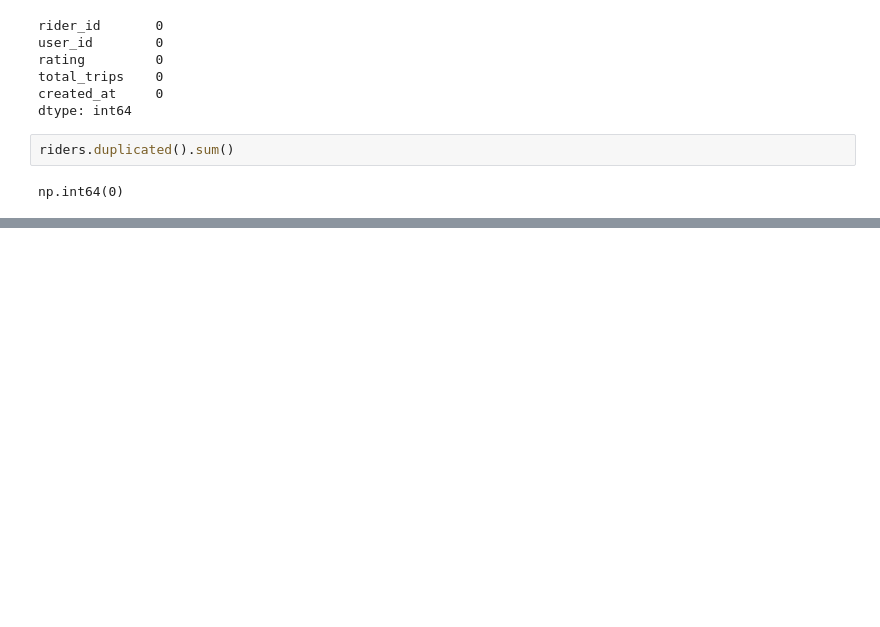
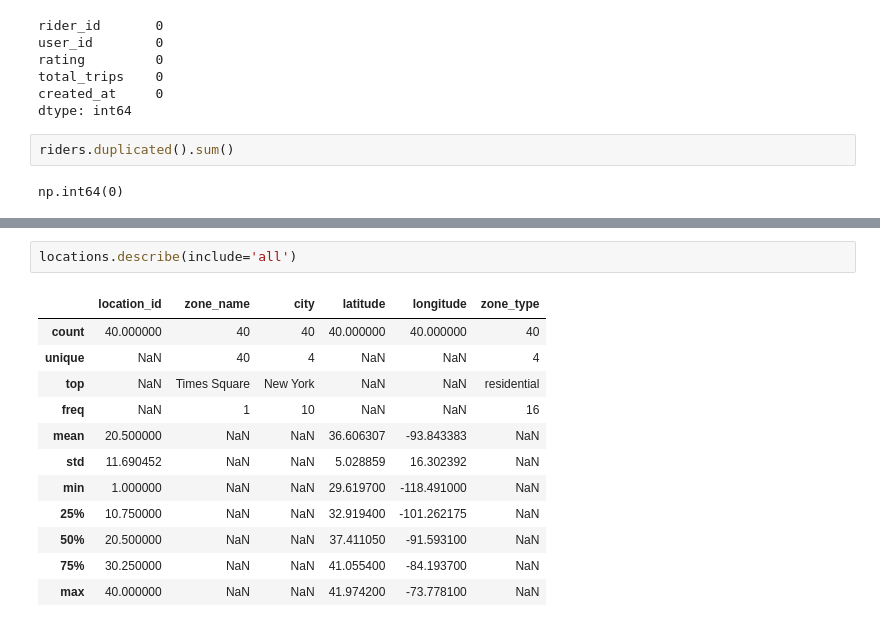
Before and after one commit to imdvamshi/UBER-DATASET-ANALYSIS, a Jupyter notebook: Phases/understand_data.ipynb, the cells around one changed output, grey strips where cells are left out. Cells and saved outputs as stored; diff of their text form; blank space fills up the shorter version.

```diff
--- a/Phases/understand_data.ipynb
+++ b/Phases/understand_data.ipynb
@@ -189,0 +216,15 @@ np.int64(0)
+# %%
+locations.describe(include='all')
+# %% [output]
+|  | location_id | zone_name | city | latitude | longitude | zone_type |
+| count | 40.000000 | 40 | 40 | 40.000000 | 40.000000 | 40 |
+| unique | NaN | 40 | 4 | NaN | NaN | 4 |
+| top | NaN | Times Square | New York | NaN | NaN | residential |
+| freq | NaN | 1 | 10 | NaN | NaN | 16 |
+| mean | 20.500000 | NaN | NaN | 36.606307 | -93.843383 | NaN |
+| std | 11.690452 | NaN | NaN | 5.028859 | 16.302392 | NaN |
+| min | 1.000000 | NaN | NaN | 29.619700 | -118.491000 | NaN |
+| 25% | 10.750000 | NaN | NaN | 32.919400 | -101.262175 | NaN |
+| 50% | 20.500000 | NaN | NaN | 37.411050 | -91.593100 | NaN |
+| 75% | 30.250000 | NaN | NaN | 41.055400 | -84.193700 | NaN |
+| max | 40.000000 | NaN | NaN | 41.974200 | -73.778100 | NaN |
```
Also changed, not shown: parts of 29 cells of this notebook.
